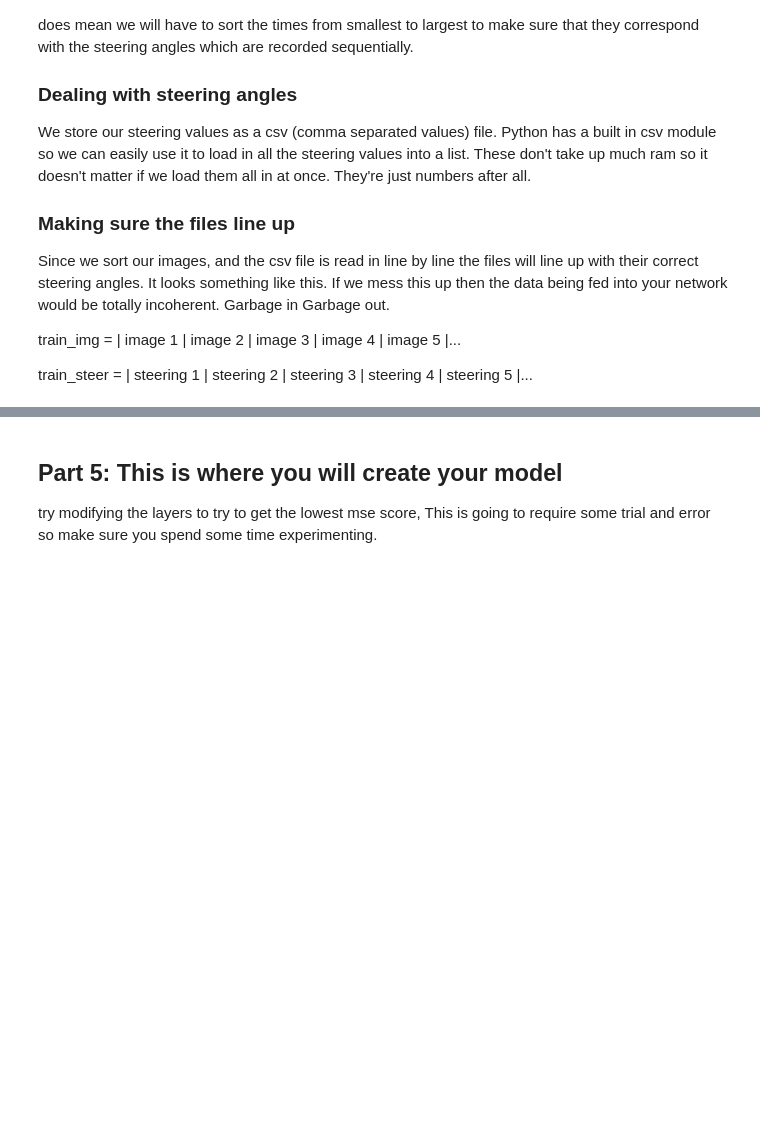
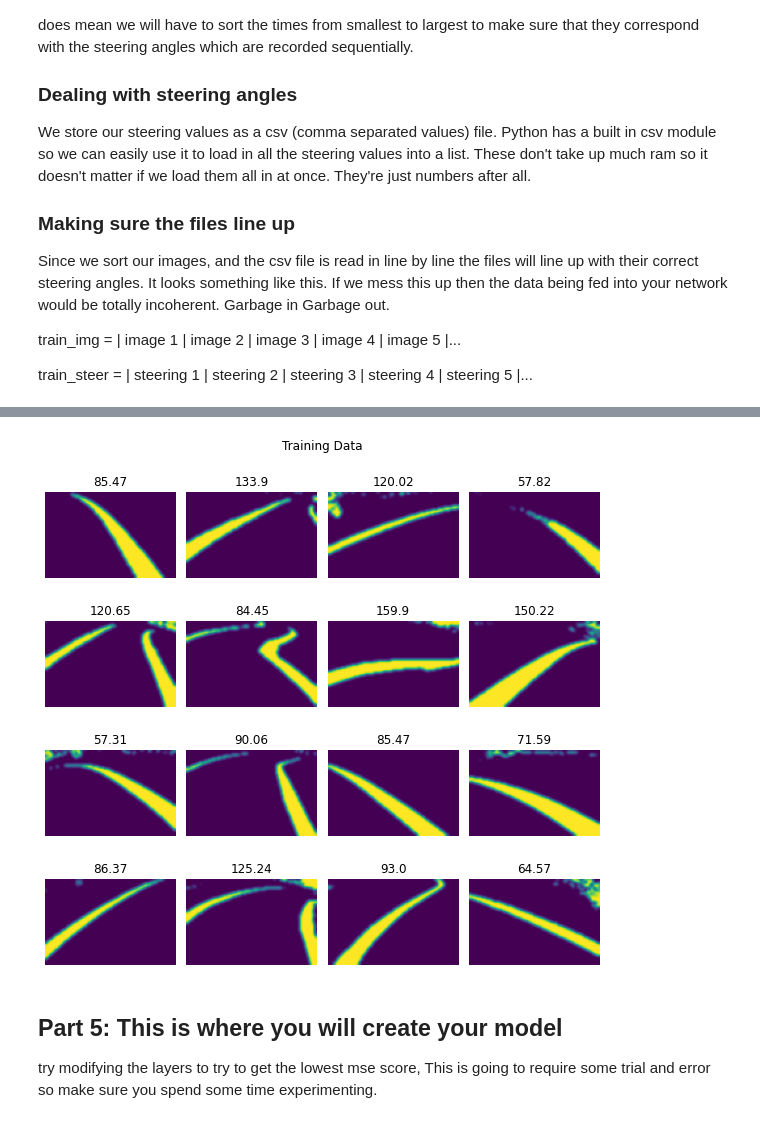
Before and after one commit to rrayhana/Demos, a Jupyter notebook: Lab Code/Lab Part 6/model.ipynb, the cells around one changed output, grey strips where cells are left out. Saved outputs shown, nothing was run; the diff lists cells and outputs as text; code cells hidden in the pictures; blank space fills up the shorter version.

```diff
--- a/Lab Code/Lab Part 6/model.ipynb
+++ b/Lab Code/Lab Part 6/model.ipynb
@@ -186,3 +103,86 @@ plt.show()
+# %%
+import matplotlib.pyplot as plt # import matplotlib for plotting
+import tensorflow as tf
+import tensorflow_addons as tfa
+import cv2 as cv
+import numpy as np
+
+augmentor = tf.keras.preprocessing.image.ImageDataGenerator(
+            rotation_range=5,
+            width_shift_range=0.1,
+            height_shift_range=0.1,
+            shear_range=0.1,
+            zoom_range=0.1,
+            fill_mode='constant')
+
+@tf.function
+def preprocess(img_path, steering):
+    img_path, steering = tf.cast(img_path, tf.string), tf.cast(steering, tf.float32)
+    img = tf.io.read_file(img_path) # read the image
+    img = tf.image.decode_jpeg(img, channels=3) # decode the image
+    img = tf.cast(img, tf.float32) # convert the image to a float32 tensor
+    hsv = tf.image.rgb_to_hsv(img) # convert the image to hsv
+    # normalize the image between 0 and 1
+    img = (hsv) / 255.0
+
+    # isolate the hsv values between 40, 10, 60, and 110, 255, 255
+    hsv_mask = tf.logical_and(tf.greater(hsv[:,:,0], 0.4), tf.less(hsv[:,:,0], 0.6))
+    hsv_mask = tf.logical_and(hsv_mask, tf.greater(hsv[:,:,1], 0.1))
+    hsv_mask = tf.logical_and(hsv_mask, tf.less(hsv[:,:,1], 0.9))
+
+    # convert the mask to a float32 tensor
+    hsv_mask = tf.cast(hsv_mask, tf.float32)
+
+    # resize the mask
+    # first expand the dimensions of the mask to match the image
+    hsv_mask = tf.expand_dims(hsv_mask, axis=-1)
+    hsv_mask = tf.image.resize(hsv_mask, (66, 100))
+
+    # blur the image to smooth it
+    img = tfa.image.gaussian_filter2d(hsv_mask, [5, 5], 1)
+
+    # generate random int between 0 and 1
+    flip_prob = tf.random.uniform(shape=[], minval=0, maxval=1)
+    # flip the image horizontally if the random int is less than 0.5
+    img = tf.cond(tf.less(flip_prob, 0.5), lambda: tf.image.flip_left_right(img), lambda: img)
+
+    # flip the steering angle if the random int is less than 0.5
+    steering = tf.cond(tf.less(flip_prob, 0.5), lambda: 180.0 - steering , lambda: steering)
+
+    return img, steering
+
+
+# create a dataset from the training data and make a data pipeline
+train_ds = tf.data.Dataset.from_tensor_slices((train_img, train_steer)) # create a dataset from the image paths and steering angles
+train_ds = train_ds.repeat()
+train_ds = train_ds.shuffle(buffer_size=len(train_img)) # shuffle the dataset
+train_ds = train_ds.map(preprocess, num_parallel_calls=tf.data.experimental.AUTOTUNE) # map the parse function to the dataset adding parallelism increases performance by over 8 times
+train_ds = train_ds.batch(BATCH_SIZE) # batch the dataset
+train_ds = train_ds.prefetch(tf.data.experimental.AUTOTUNE) # prefetch the dataset to improve performance
+
+# create a dataset from the testing data and make a data pipeline
+test_ds = tf.data.Dataset.from_tensor_slices((test_img, test_steer)) # create a dataset from the image paths and steering angles
+test_ds = test_ds.repeat() # repeat the dataset
+test_ds = test_ds.map(preprocess, num_parallel_calls=tf.data.experimental.AUTOTUNE) # map the parse function to the dataset
+test_ds = test_ds.batch(BATCH_SIZE) # batch the dataset
+test_ds = test_ds.prefetch(tf.data.experimental.AUTOTUNE) # prefetch the dataset to improve performance
+
+# output the first 16 images and steering angles from the dataset
+fig, axs = plt.subplots(4, 4, figsize=(8, 8))
+# add title to the figure
+fig.suptitle('Training Data')
+fig.tight_layout()
+
+imgs, steer = next(iter(train_ds)) # get the first batch of images and steering angles
+
+for i in range(16):
+    axs[i//4, i%4].axis('off')
+    axs[i//4, i%4].imshow(imgs[i])
+    axs[i//4, i%4].set_title(round(steer[i].numpy(), 2))
+plt.tight_layout()
+plt.show()
+# %% [output]
+[figure, added]
 # %% [markdown]
 ## Part 5: This is where you will create your model
 try modifying the layers to try to get the lowest mse score,
```
Also changed, not shown: parts of 6 cells of this notebook, 2 other files.
